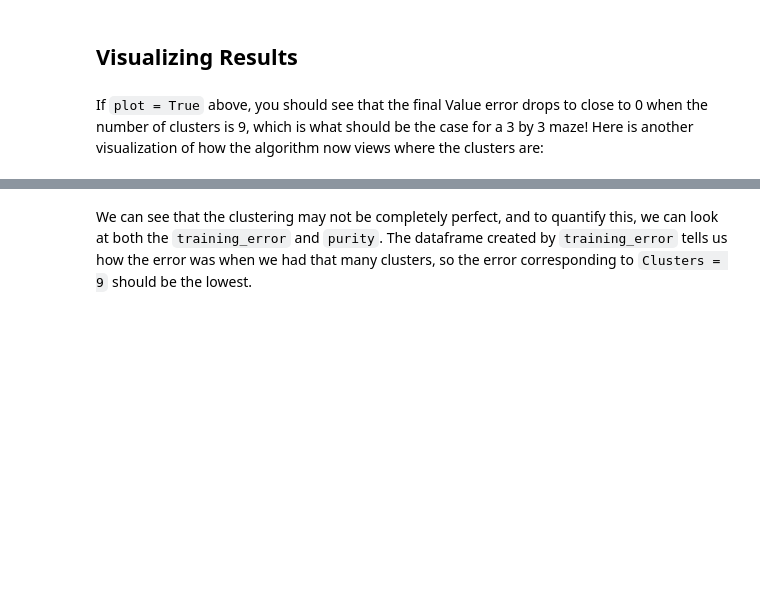
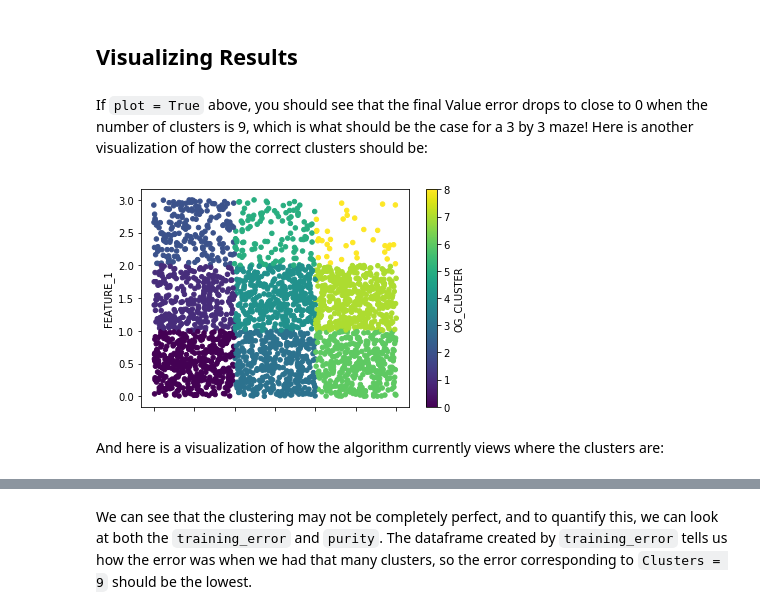
Before and after one commit to janicey27/ORC-MRL, a Jupyter notebook: Maze/Maze_Experience.ipynb, the cells around one changed output, grey strips where cells are left out. Drawn from its saved outputs; the diff is of its cells as text; code cells hidden in the pictures; blank space fills up the shorter version.

Commit message:
maze notebook updated and alg plotting cleaned

```diff
--- a/Maze/Maze_Experience.ipynb
+++ b/Maze/Maze_Experience.ipynb
@@ -149,7 +185,13 @@ Optimal # of clusters reached
 # %% [markdown]
 ## Visualizing Results
 # %% [markdown]
-If `plot = True` above, you should see that the final Value error drops to close to 0 when the number of clusters is 9, which is what should be the case for a 3 by 3 maze! Here is another visualization of how the algorithm now views where the clusters are:
+If `plot = True` above, you should see that the final Value error drops to close to 0 when the number of clusters is 9, which is what should be the case for a 3 by 3 maze! Here is another visualization of how the correct clusters should be:
+# %%
+plot_features(m.df_trained, 'FEATURE_0', 'FEATURE_1', c='OG_CLUSTER')
+# %% [output]
+[figure, added]
+# %% [markdown]
+And here is a visualization of how the algorithm currently views where the clusters are:
 # %%
 plot_features(m.df_trained, 'FEATURE_0', 'FEATURE_1', c='CLUSTER')
 # %% [output]
```
Also changed, not shown: parts of 5 cells of this notebook, 2 other files.
